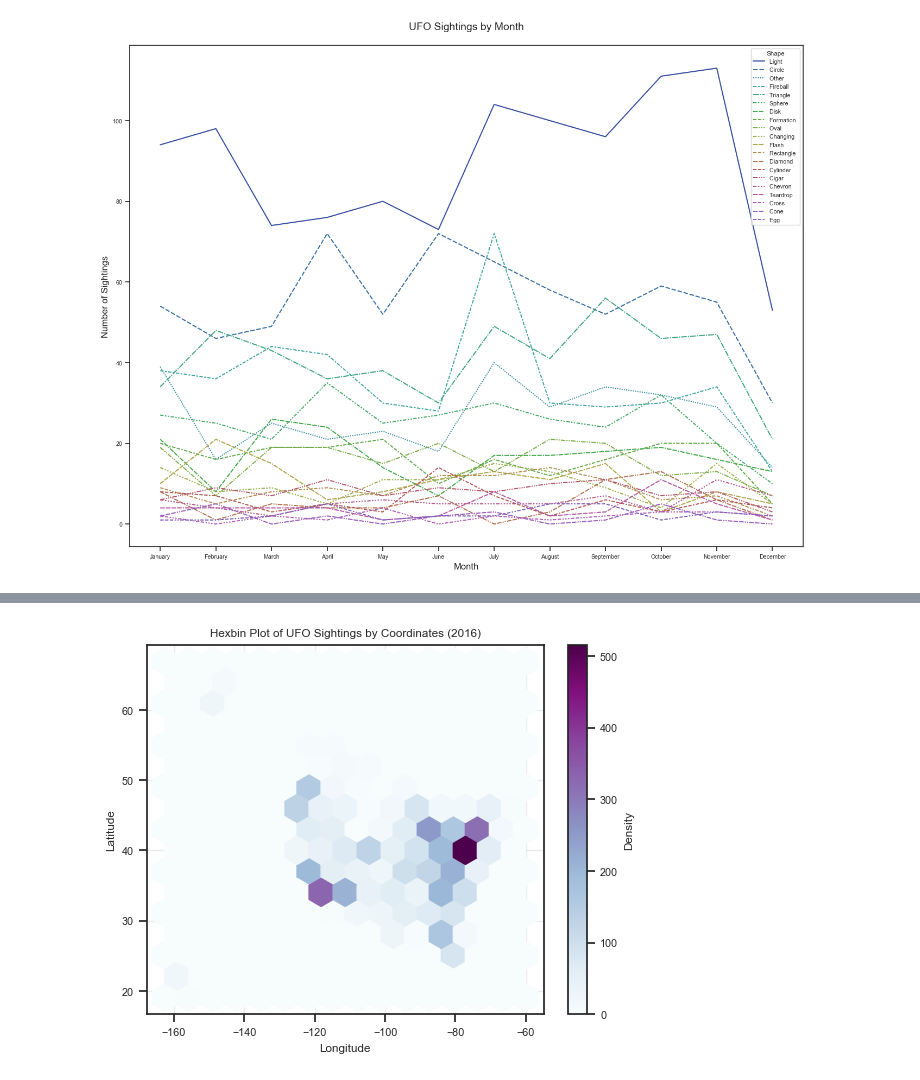
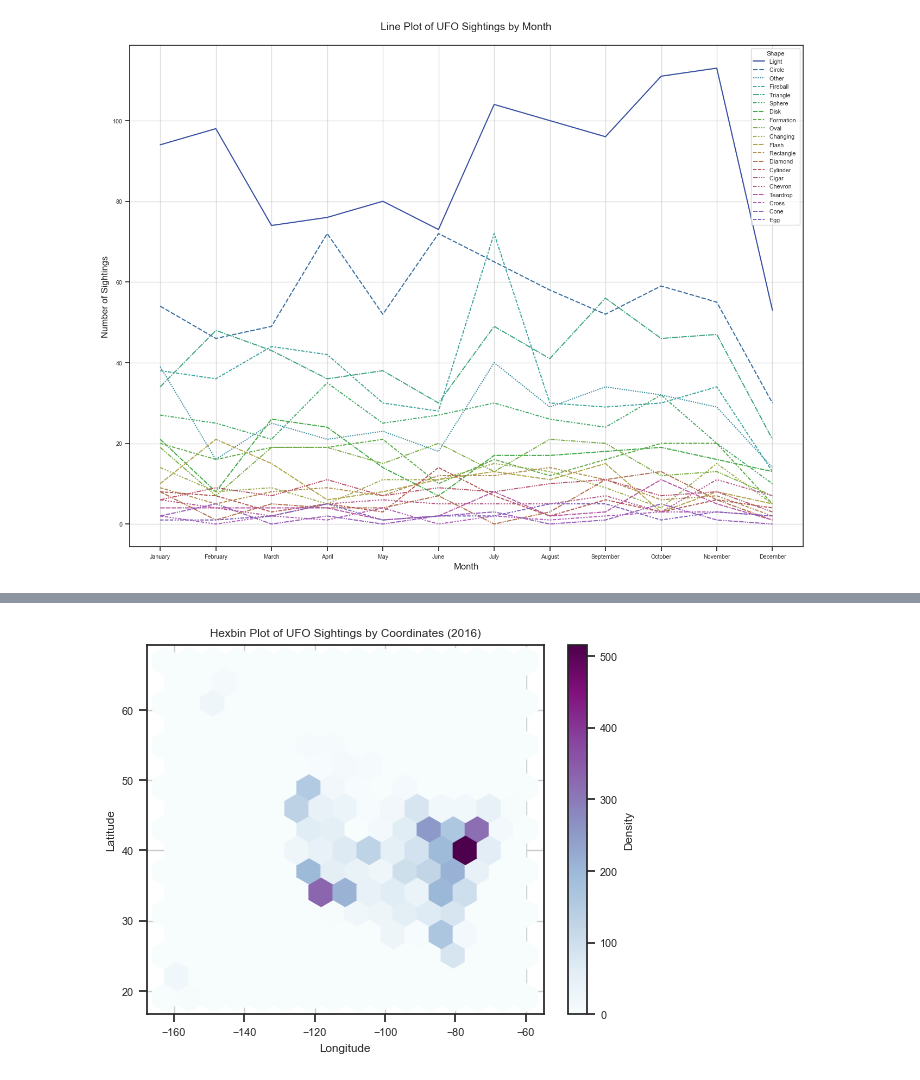
Before and after one commit to marko-londo/UFO-Sighting-Analysis, a Jupyter notebook: UFOs.ipynb, the cells around one changed output, grey strips where cells are left out. Cells and saved outputs as stored; diff of their text form; code cells hidden in the pictures.

```diff
--- a/UFOs.ipynb
+++ b/UFOs.ipynb
@@ -183,12 +196,13 @@ shapes_states = pd.merge(
 # %%
 plt.subplots(figsize=(16, 12))
-lp = sns.lineplot(data=shapes_by_month_data, palette=shape_colors[:20])
-plt.title("UFO Sightings by Month\n", fontsize=14)
+sns.lineplot(data=shapes_by_month_data, palette=shape_colors[:20])
+plt.title("Line Plot of UFO Sightings by Month\n", fontsize=14)
 plt.xlabel("Month", fontsize=12)
 plt.ylabel("Number of Sightings", fontsize=12)
+plt.grid(True, alpha=0.7)
 plt.show()
 # %% [output]
-[figure, old version]
+[figure, new version]
 # %%
 my_cmap = sns.diverging_palette(235, 275, s=90, l=50, as_cmap=True)
 corr_matrix = shapes_states.corr().round(2)
```
Also changed, not shown: parts of 7 cells of this notebook.
